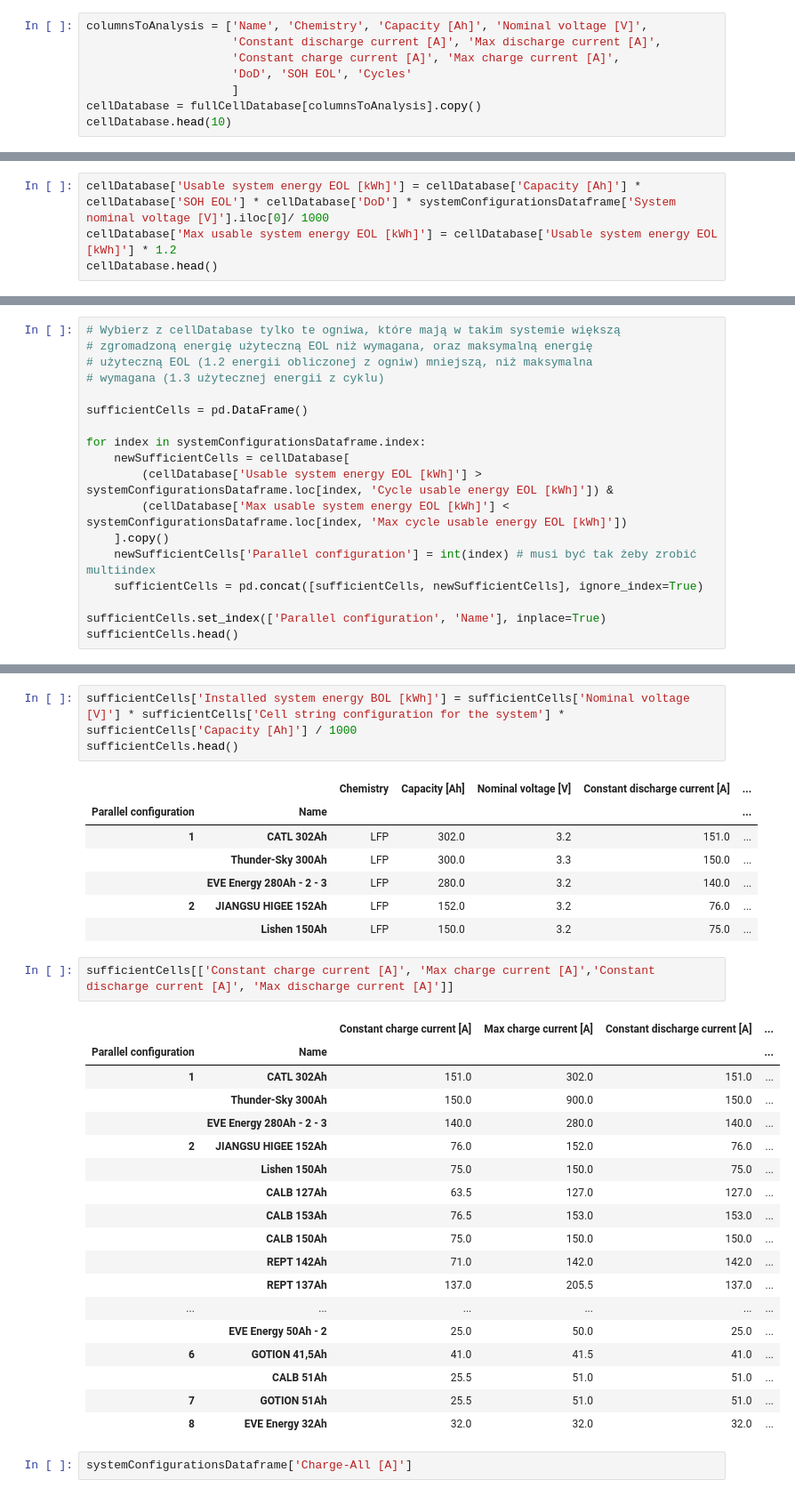
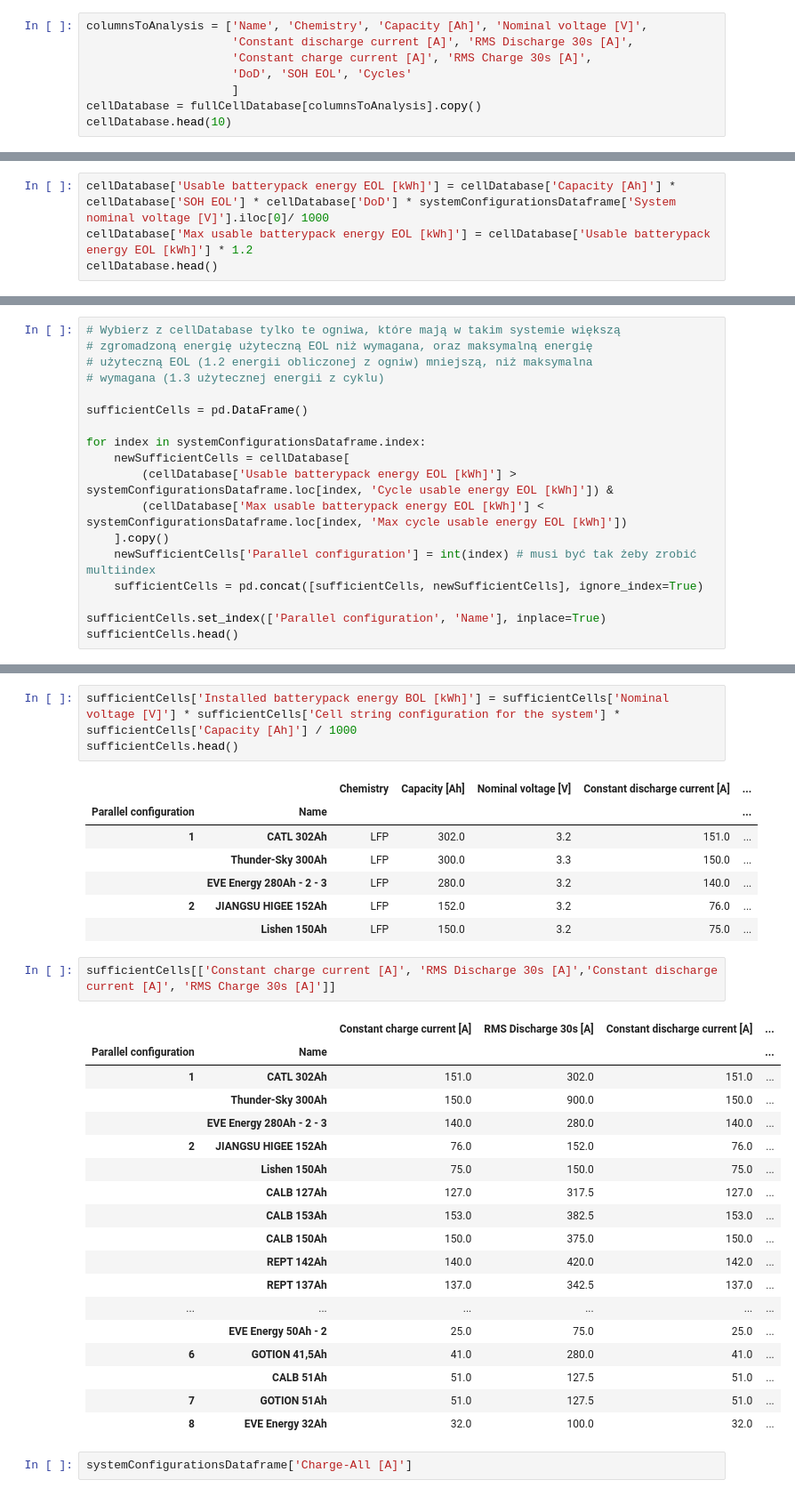
Before and after one commit to Bork00/Machine_learning_boot, a Jupyter notebook: Kalkulator.ipynb, the cells around one changed output, grey strips where cells are left out. Shown at 89% size. Drawn from its saved outputs; the diff is of its cells as text.

```diff
--- a/Kalkulator.ipynb
+++ b/Kalkulator.ipynb
@@ -359,8 +388,8 @@ if fullCellDatabase[columnsToCheck].isna().any().any():  # Jeśli chociaż jedno
 ## Initial cells analysis
 # %%
 columnsToAnalysis = ['Name', 'Chemistry', 'Capacity [Ah]', 'Nominal voltage [V]',
-                     'Constant discharge current [A]', 'Max discharge current [A]',
-                     'Constant charge current [A]', 'Max charge current [A]',
+                     'Constant discharge current [A]', 'RMS Discharge 30s [A]',
+                     'Constant charge current [A]', 'RMS Charge 30s [A]',
                      'DoD', 'SOH EOL', 'Cycles'
                      ]
 cellDatabase = fullCellDatabase[columnsToAnalysis].copy()
@@ -400,7 +429,7 @@ cellDatabase.head()
 | 3 | CATL 302Ah | LFP | 302.0 | 3.2 | 151.0 | 302.0 | ... |
 | 4 | CATL 202Ah | LFP | 202.0 | 3.2 | 101.0 | 202.0 | ... |
 # %%
-cellDatabase['Usable system energy EOL [kWh]'] = cellDatabase['Capacity [Ah]'] * cellDatabase['SOH EOL'] * cellDatabase['DoD'] * systemConfigurationsDataframe['System nominal voltage [V]'].iloc[0]/ 1000
-cellDatabase['Max usable system energy EOL [kWh]'] = cellDatabase['Usable system energy EOL [kWh]'] * 1.2
+cellDatabase['Usable batterypack energy EOL [kWh]'] = cellDatabase['Capacity [Ah]'] * cellDatabase['SOH EOL'] * cellDatabase['DoD'] * systemConfigurationsDataframe['System nominal voltage [V]'].iloc[0]/ 1000
+cellDatabase['Max usable batterypack energy EOL [kWh]'] = cellDatabase['Usable batterypack energy EOL [kWh]'] * 1.2
 cellDatabase.head()
 # %% [output]
@@ -420,8 +449,8 @@ sufficientCells = pd.DataFrame()
 
 for index in systemConfigurationsDataframe.index:
     newSufficientCells = cellDatabase[
-        (cellDatabase['Usable system energy EOL [kWh]'] > systemConfigurationsDataframe.loc[index, 'Cycle usable energy EOL [kWh]']) &
-        (cellDatabase['Max usable system energy EOL [kWh]'] < systemConfigurationsDataframe.loc[index, 'Max cycle usable energy EOL [kWh]'])
+        (cellDatabase['Usable batterypack energy EOL [kWh]'] > systemConfigurationsDataframe.loc[index, 'Cycle usable energy EOL [kWh]']) &
+        (cellDatabase['Max usable batterypack energy EOL [kWh]'] < systemConfigurationsDataframe.loc[index, 'Max cycle usable energy EOL [kWh]'])
     ].copy()
     newSufficientCells['Parallel configuration'] = int(index) # musi być tak żeby zrobić multiindex
     sufficientCells = pd.concat([sufficientCells, newSufficientCells], ignore_index=True)
@@ -447,7 +476,7 @@ sufficientCells.loc[1]
 # %% [markdown]
 ## RMS Cells analysis
 # %%
-sufficientCells['Installed system energy BOL [kWh]'] = sufficientCells['Nominal voltage [V]'] * sufficientCells['Cell string configuration for the system'] * sufficientCells['Capacity [Ah]'] / 1000
+sufficientCells['Installed batterypack energy BOL [kWh]'] = sufficientCells['Nominal voltage [V]'] * sufficientCells['Cell string configuration for the system'] * sufficientCells['Capacity [Ah]'] / 1000
 sufficientCells.head()
 # %% [output]
 |  |  | Chemistry | Capacity [Ah] | Nominal voltage [V] | Constant discharge current [A] | ... |
@@ -458,26 +487,26 @@ sufficientCells.head()
 | 2 | JIANGSU HIGEE 152Ah | LFP | 152.0 | 3.2 | 76.0 | ... |
 |  | Lishen 150Ah | LFP | 150.0 | 3.2 | 75.0 | ... |
 # %%
-sufficientCells[['Constant charge current [A]', 'Max charge current [A]','Constant discharge current [A]', 'Max discharge current [A]']]
+sufficientCells[['Constant charge current [A]', 'RMS Discharge 30s [A]','Constant discharge current [A]', 'RMS Charge 30s [A]']]
 # %% [output]
-|  |  | Constant charge current [A] | Max charge current [A] | Constant discharge current [A] | ... |
+|  |  | Constant charge current [A] | RMS Discharge 30s [A] | Constant discharge current [A] | ... |
 | Parallel configuration | Name |  |  |  | ... |
 | 1 | CATL 302Ah | 151.0 | 302.0 | 151.0 | ... |
 |  | Thunder-Sky 300Ah | 150.0 | 900.0 | 150.0 | ... |
 |  | EVE Energy 280Ah - 2 - 3 | 140.0 | 280.0 | 140.0 | ... |
 | 2 | JIANGSU HIGEE 152Ah | 76.0 | 152.0 | 76.0 | ... |
 |  | Lishen 150Ah | 75.0 | 150.0 | 75.0 | ... |
-|  | CALB 127Ah | 63.5 | 127.0 | 127.0 | ... |
-|  | CALB 153Ah | 76.5 | 153.0 | 153.0 | ... |
-|  | CALB 150Ah | 75.0 | 150.0 | 150.0 | ... |
-|  | REPT 142Ah | 71.0 | 142.0 | 142.0 | ... |
-|  | REPT 137Ah | 137.0 | 205.5 | 137.0 | ... |
+|  | CALB 127Ah | 127.0 | 317.5 | 127.0 | ... |
+|  | CALB 153Ah | 153.0 | 382.5 | 153.0 | ... |
+|  | CALB 150Ah | 150.0 | 375.0 | 150.0 | ... |
+|  | REPT 142Ah | 140.0 | 420.0 | 142.0 | ... |
+|  | REPT 137Ah | 137.0 | 342.5 | 137.0 | ... |
 | ... | ... | ... | ... | ... | ... |
-|  | EVE Energy 50Ah - 2 | 25.0 | 50.0 | 25.0 | ... |
-| 6 | GOTION 41,5Ah | 41.0 | 41.5 | 41.0 | ... |
-|  | CALB 51Ah | 25.5 | 51.0 | 51.0 | ... |
-| 7 | GOTION 51Ah | 25.5 | 51.0 | 51.0 | ... |
-| 8 | EVE Energy 32Ah | 32.0 | 32.0 | 32.0 | ... |
+|  | EVE Energy 50Ah - 2 | 25.0 | 75.0 | 25.0 | ... |
+| 6 | GOTION 41,5Ah | 41.0 | 280.0 | 41.0 | ... |
+|  | CALB 51Ah | 51.0 | 127.5 | 51.0 | ... |
+| 7 | GOTION 51Ah | 51.0 | 127.5 | 51.0 | ... |
+| 8 | EVE Energy 32Ah | 32.0 | 100.0 | 32.0 | ... |
 # %%
 systemConfigurationsDataframe['Charge-All [A]']
 # %% [output]
```
Also changed, not shown: parts of 36 cells of this notebook.
